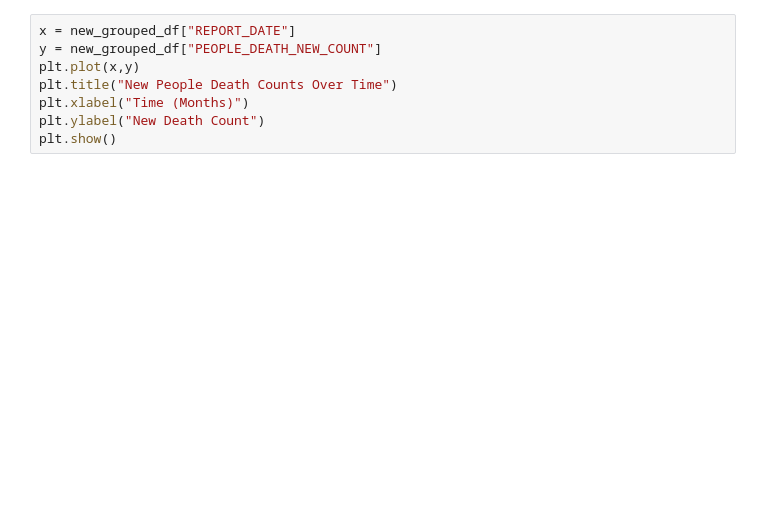
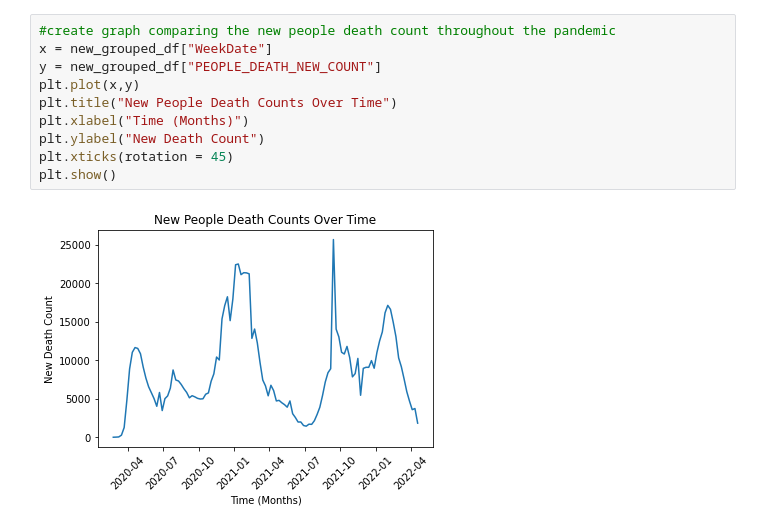
Before and after one commit to neelroyy/covid-19, a Jupyter notebook: jennafile.ipynb, the cells around one changed output. Cells and saved outputs as stored; diff of their text form; blank space fills up the shorter version.

```diff
--- a/jennafile.ipynb
+++ b/jennafile.ipynb
@@ -40,8 +141,12 @@ plt.show()
 # %%
-x = new_grouped_df["REPORT_DATE"]
+#create graph comparing the new people death count throughout the pandemic
+x = new_grouped_df["WeekDate"]
 y = new_grouped_df["PEOPLE_DEATH_NEW_COUNT"]
 plt.plot(x,y)
 plt.title("New People Death Counts Over Time")
 plt.xlabel("Time (Months)")
 plt.ylabel("New Death Count")
+plt.xticks(rotation = 45)
 plt.show()
+# %% [output]
+[figure, added]
```
Also changed, not shown: parts of 9 cells of this notebook, 2 other files.
